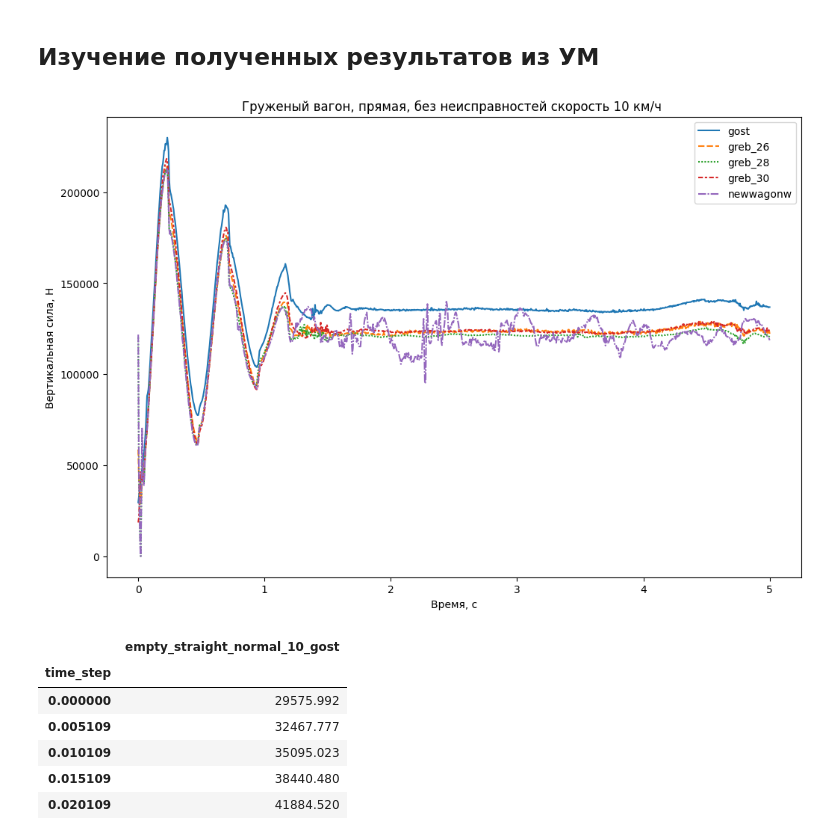
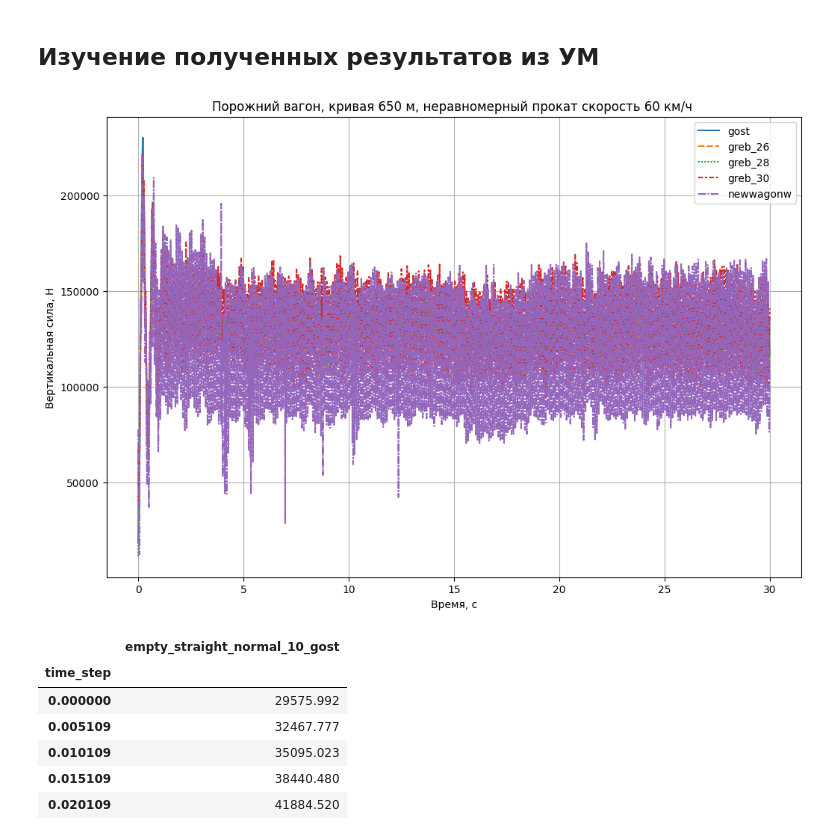
Before and after one commit to daniilgorenkov/Dissertation, a Jupyter notebook: observe.ipynb, the cells around one changed output. Cells and saved outputs as stored; diff of their text form; code cells hidden in the pictures.

```diff
--- a/observe.ipynb
+++ b/observe.ipynb
@@ -85,15 +85,16 @@ def plot_profile_results(config:str,way_type:str,fault:str,speed:int):
     FILE.columns = ["gost","greb_26","greb_28","greb_30","newwagonw"]
 
     plt.figure(figsize=(12,8))
+    plt.grid(True)
     sns.lineplot(FILE)
     plt.title(f"{d[config]} вагон, {d[way_type]}, {d[fault]} скорость {speed} км/ч ")
     plt.xlabel("Время, с")
     plt.ylabel("Вертикальная сила, Н")
     plt.show()
-# %%
-plot_profile_results("loaded","straight","normal",10)
-# %% [output]
-[figure, removed]
+# %%
+plot_profile_results("empty","curve_650","ellips10",60)
+# %% [output]
+[figure, added]
 # %%
 empty_straight_normal_10 = get_result("empty","straight","normal",10)
 empty_straight_normal_10.head()
```
Also changed, not shown: parts of 16 cells of this notebook.
